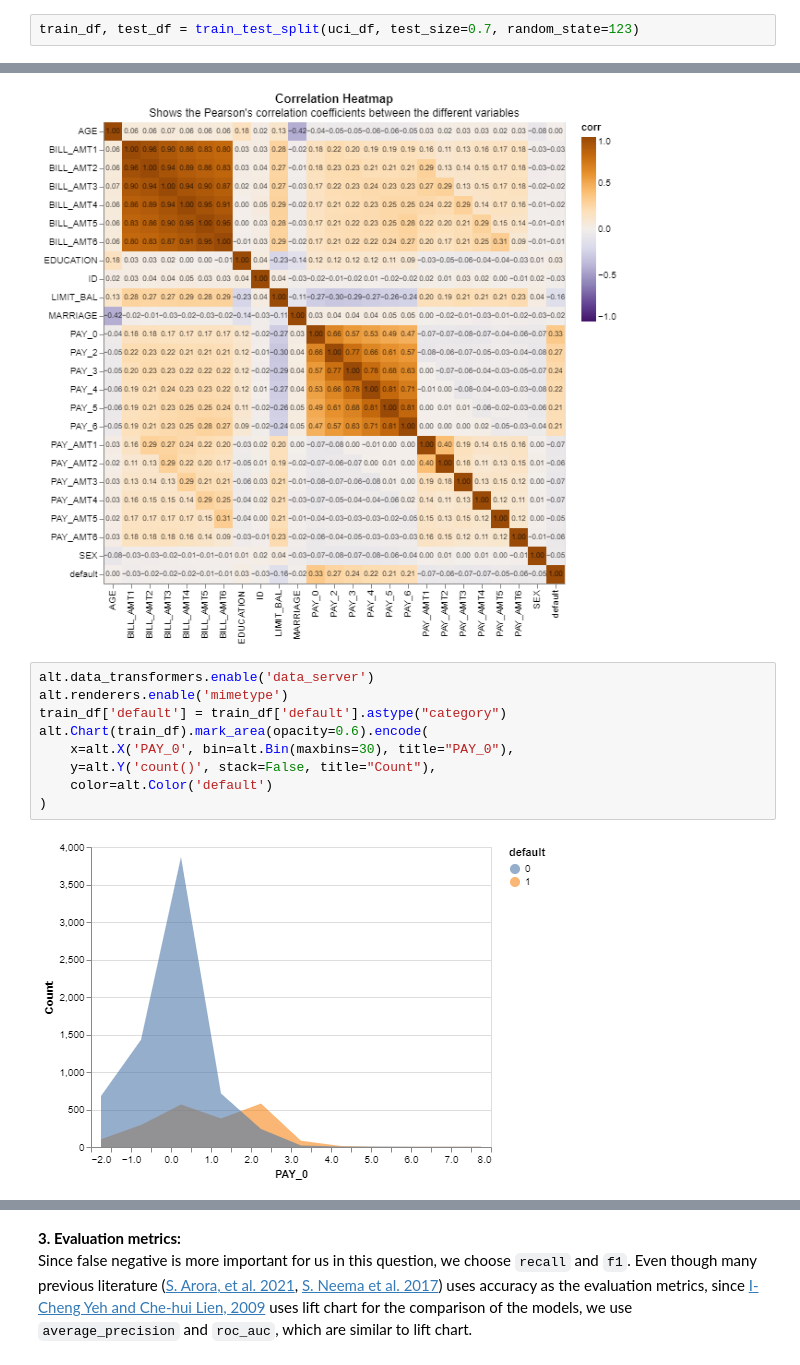
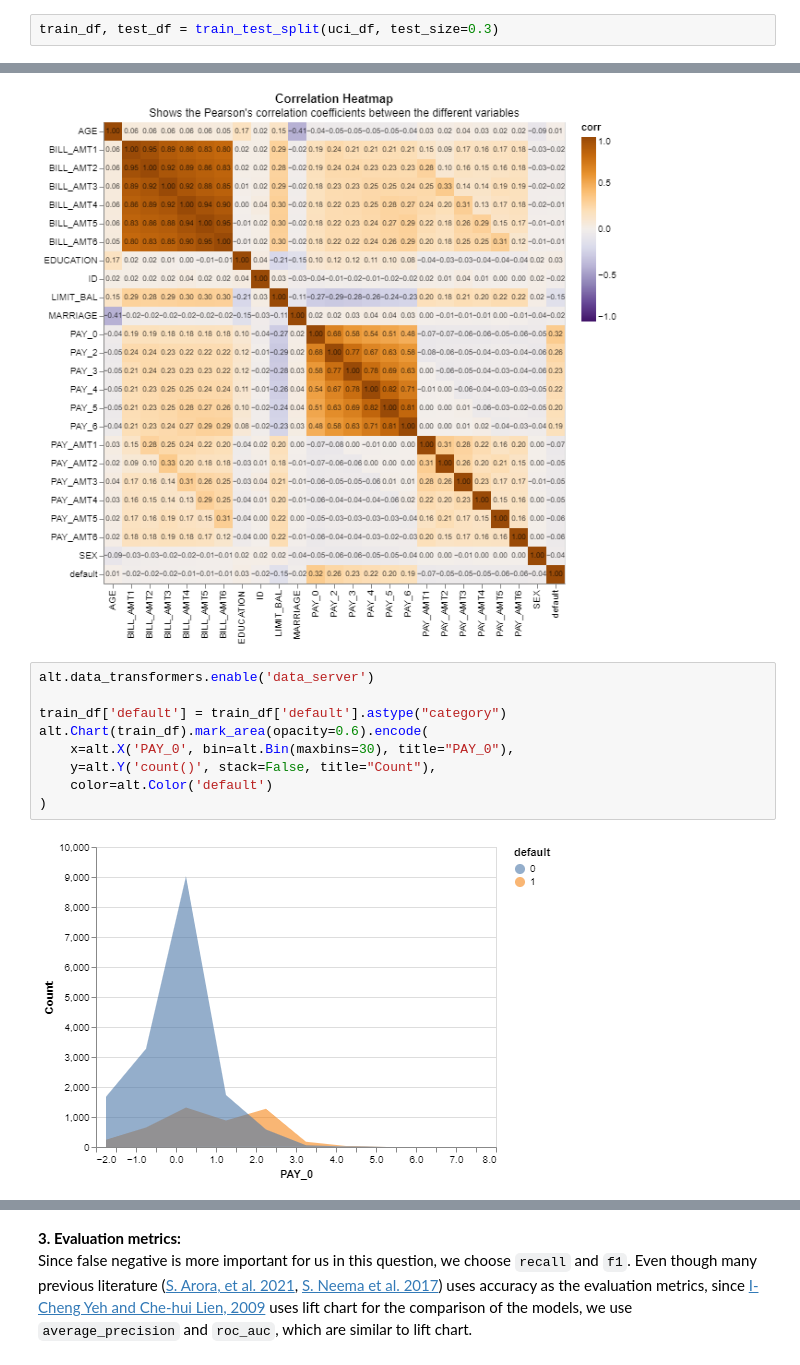
Before and after one commit to SSSYJ/Default-payment-classification, a Jupyter notebook: lab4.ipynb, the cells around one changed output, grey strips where cells are left out. Cells and saved outputs as stored; diff of their text form.

```diff
--- a/lab4.ipynb
+++ b/lab4.ipynb
@@ -196,2 +101,2 @@ rubric={reasoning:2}
 # %%
-train_df, test_df = train_test_split(uci_df, test_size=0.7, random_state=123)
+train_df, test_df = train_test_split(uci_df, test_size=0.3)
@@ -294,15 +189,15 @@ plot + text
 [figure]
 # %%
 alt.data_transformers.enable('data_server')
-alt.renderers.enable('mimetype')
+
 train_df['default'] = train_df['default'].astype("category")
 alt.Chart(train_df).mark_area(opacity=0.6).encode(
     x=alt.X('PAY_0', bin=alt.Bin(maxbins=30), title="PAY_0"),
     y=alt.Y('count()', stack=False, title="Count"),
     color=alt.Color('default')
 )
 # %% [output]
-[figure, old version]
+[figure, new version]
 # %%
 line = pd.DataFrame({
     'x': [0, 800000],
```
Also changed, not shown: parts of 74 cells of this notebook.
